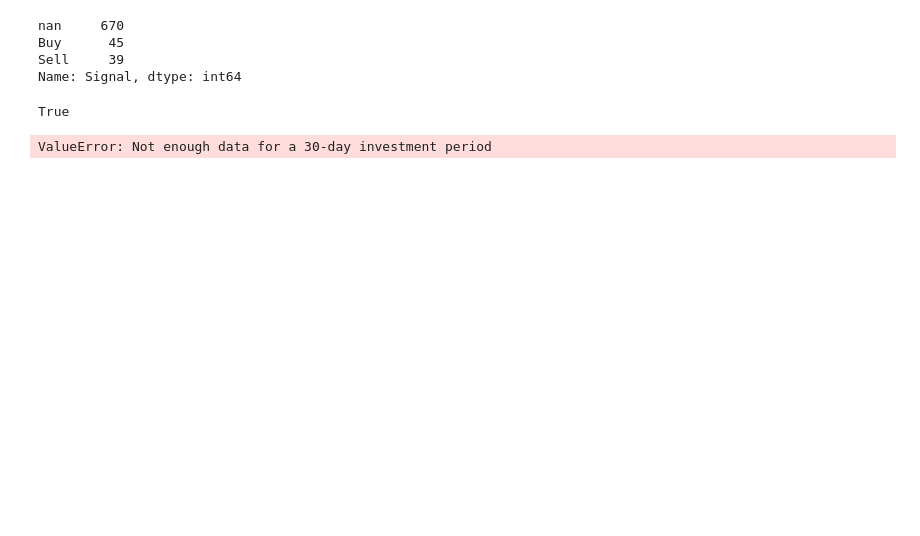
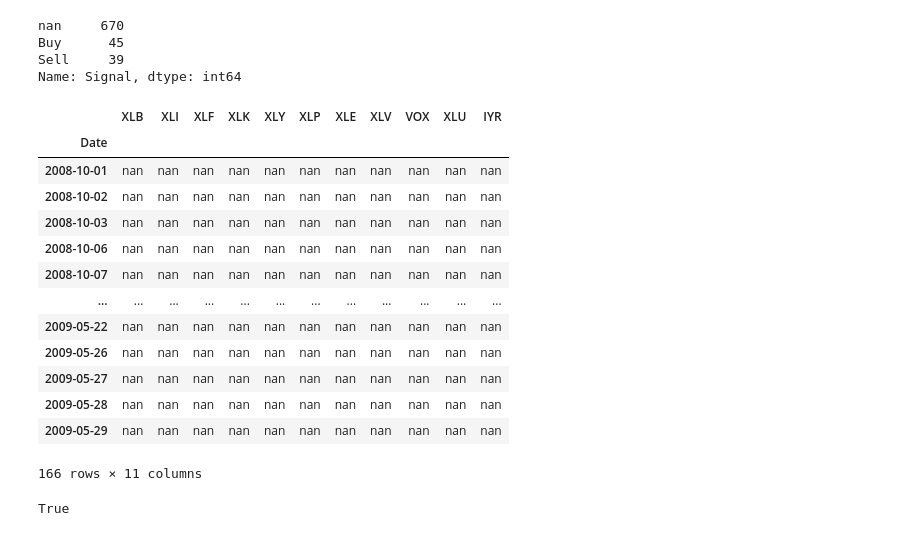
Before and after one commit to bennicholson2/Enhancing-Technical-Analysis-with-Data-Science, a Jupyter notebook: Technical Analysis/buy_hold_analysis.ipynb, the cells around one changed output. Cells and saved outputs as stored; diff of their text form; code cells hidden in the pictures; blank space fills up the shorter version.

```diff
--- a/Technical Analysis/buy_hold_analysis.ipynb
+++ b/Technical Analysis/buy_hold_analysis.ipynb
@@ -227,7 +246,19 @@ def collect_signals(nested_dict, periods, tickers):
     return bb_nested_dict
 # %%
 bb_bands_signals = collect_signals(sector_etf_data,economic_cycle_periods_list,sector_etf_tickers)
+bb_bands_signals['trough']
+# %% [output]
+|  | XLB | XLI | XLF | XLK | XLY | XLP | XLE | XLV | VOX | XLU | IYR |
+| Date |  |  |  |  |  |  |  |  |  |  |  |
+| 2008-10-01 | nan | nan | nan | nan | nan | nan | nan | nan | nan | nan | nan |
+| 2008-10-02 | nan | nan | nan | nan | nan | nan | nan | nan | nan | nan | nan |
+| 2008-10-03 | nan | nan | nan | nan | nan | nan | nan | nan | nan | nan | nan |
+| 2008-10-06 | nan | nan | nan | nan | nan | nan | nan | nan | nan | nan | nan |
+| 2008-10-07 | nan | nan | nan | nan | nan | nan | nan | nan | nan | nan | nan |
+| ... | ... | ... | ... | ... | ... | ... | ... | ... | ... | ... | ... |
+| 2009-05-22 | nan | nan | nan | nan | nan | nan | nan | nan | nan | nan | nan |
+| 2009-05-26 | nan | nan | nan | nan | nan | nan | nan | nan | nan | nan | nan |
+| 2009-05-27 | nan | nan | nan | nan | nan | nan | nan | nan | nan | nan | nan |
+| 2009-05-28 | nan | nan | nan | nan | nan | nan | nan | nan | nan | nan | nan |
+| 2009-05-29 | nan | nan | nan | nan | nan | nan | nan | nan | nan | nan | nan |
+166 rows × 11 columns
-# %%
-len(sector_etf_adjusted_close) == len(bb_bands_signals)
-# %% [output]
-True
@@ -311,4 +265,6 @@ def bb_band_roi(bb_signals_nd, adj_close_nd, periods, tickers, n_sample):
-# %%
-bb_band_roi(bb_bands_signals,sector_etf_adjusted_close,economic_cycle_periods_list,sector_etf_tickers,10)
-# %% [output]
-ValueError: Not enough data for a 30-day investment period
+# %%
+# make sure that the length of the two dataframes are same
+# this is so that you can treat them as two panes stacked on top of one another and each index is relevant to the date and ticker
+len(sector_etf_adjusted_close) == len(bb_bands_signals)
+# %% [output]
+True
```
Also changed, not shown: parts of 12 cells of this notebook, 4 other files.
